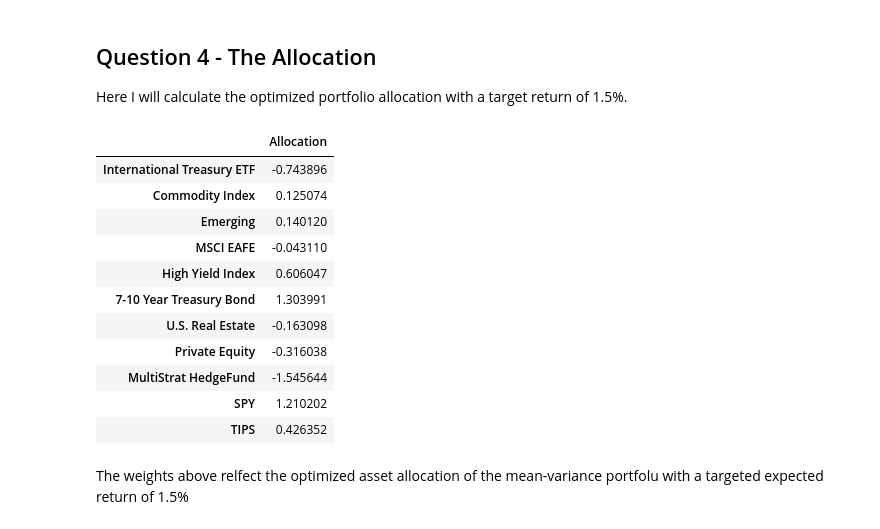
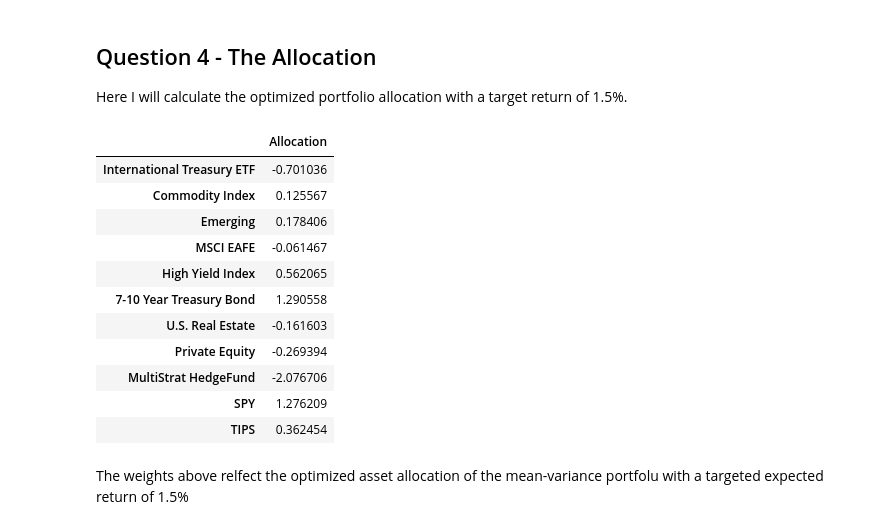
Before and after one commit to dcstein22/portfolio_theory, a Jupyter notebook: Homework_1.ipynb, the cells around one changed output. Cells and saved outputs as stored; diff of their text form; code cells hidden in the pictures.

```diff
--- a/Homework_1.ipynb
+++ b/Homework_1.ipynb
@@ -173,6 +173,7 @@ annualized_mean.loc[["International Treasury ETF", "7-10 Year Treasury Bond","TI
 2. Compute the mean, volatility, and sharpe ratio for the tangency portfolio corresponding to $w^t$.
 # %%
 def compute_tangency(df_tilde, diagonalize_Sigma=False):
+
     Sigma = df_tilde.cov()
 
     # N is the number of assets
@@ -185,8 +186,6 @@ def compute_tangency(df_tilde, diagonalize_Sigma=False):
 
         Sigma_adj.loc[:,:] = np.diag(np.diag(Sigma_adj))
 
-
-
     mu_tilde = df_tilde.mean()
 
     Sigma_inv = np.linalg.inv(Sigma_adj)
@@ -194,12 +193,6 @@ def compute_tangency(df_tilde, diagonalize_Sigma=False):
     weights = Sigma_inv @ mu_tilde / (np.ones(N) @ Sigma_inv @ mu_tilde)
 
     # For convenience, I'll wrap the solution back into a pandas.Series object.
-
     omega_tangency = pd.Series(weights, index=mu_tilde.index)
 
     return omega_tangency, mu_tilde, Sigma_adj
-
-
-omega_tangency, mu_tilde, Sigma = compute_tangency(total_return)
-
-omega_tangency.to_frame('Tangency Weights')
@@ -260,34 +225,42 @@ The stats above reflect the mean, variance, and sharpe ratio of portfolio $w^t$
 # %% [markdown]
 ## Question 4 - The Allocation
 Here I will calculate the optimized portfolio allocation with a target return of 1.5%.
-# %%
-def target_mv_portfolio(df_tilde,tangency_weights, target_return = 0.01):
-    mu = df_tilde.mean()
-    sigma_ = df_tilde.cov()
-    sigma_inv = np.linalg.inv(sigma_)
-    n = sigma_.shape[0]
-    weight_v = (sigma_inv @ np.ones(n))/(np.ones(n) @ sigma_inv @ np.ones(n))
-    weight_t =  tangency_weights
-    omega = (target_return - mu.T@weight_v)/(mu.T@weight_t - mu.T@weight_v)
-    omega_star = omega*weight_t + (1-omega)*weight_v
-    return pd.Series(omega_star, index = tangency_weights.index )
-
-optimized_portfolio = target_mv_portfolio(total_return,omega_tangency, target_return = 0.015)
+# %%
+def target_mv_portfolio(df_tilde, target_return=0.01, diagonalize_Sigma=False):
+
+    omega_tangency, mu_tilde, Sigma = compute_tangency(df_tilde, diagonalize_Sigma=diagonalize_Sigma)
+
+    Sigma_adj = Sigma.copy()
+
+    if diagonalize_Sigma:
+
+        Sigma_adj.loc[:,:] = np.diag(np.diag(Sigma_adj))
+
+    Sigma_inv = np.linalg.inv(Sigma_adj)
+
+    N = Sigma_adj.shape[0]
+
+    delta_tilde = ((np.ones(N) @ Sigma_inv @ mu_tilde)/(mu_tilde @ Sigma_inv @ mu_tilde)) * target_return
+
+    omega_star = delta_tilde * omega_tangency
+
+    return omega_star, mu_tilde, Sigma_adj
 # %%
-pd.DataFrame(optimized_portfolio, columns = ["Allocation"])
+optimized_portfolio = target_mv_portfolio(total_return, target_return = 0.015)
+pd.DataFrame(optimized_portfolio[0], columns = ["Allocation"])
 # %% [output]
 |  | Allocation |
-| International Treasury ETF | -0.743896 |
-| Commodity Index | 0.125074 |
-| Emerging | 0.140120 |
-| MSCI EAFE | -0.043110 |
-| High Yield Index | 0.606047 |
-| 7-10 Year Treasury Bond | 1.303991 |
-| U.S. Real Estate | -0.163098 |
-| Private Equity | -0.316038 |
-| MultiStrat HedgeFund | -1.545644 |
-| SPY | 1.210202 |
-| TIPS | 0.426352 |
+| International Treasury ETF | -0.701036 |
+| Commodity Index | 0.125567 |
+| Emerging | 0.178406 |
+| MSCI EAFE | -0.061467 |
+| High Yield Index | 0.562065 |
+| 7-10 Year Treasury Bond | 1.290558 |
+| U.S. Real Estate | -0.161603 |
+| Private Equity | -0.269394 |
+| MultiStrat HedgeFund | -2.076706 |
+| SPY | 1.276209 |
+| TIPS | 0.362454 |
 # %% [markdown]
 The weights above relfect the optimized asset allocation of the mean-variance portfolu with a targeted expected return of 1.5%
 # %%
```
Also changed, not shown: parts of 18 cells of this notebook, 5 other files.
